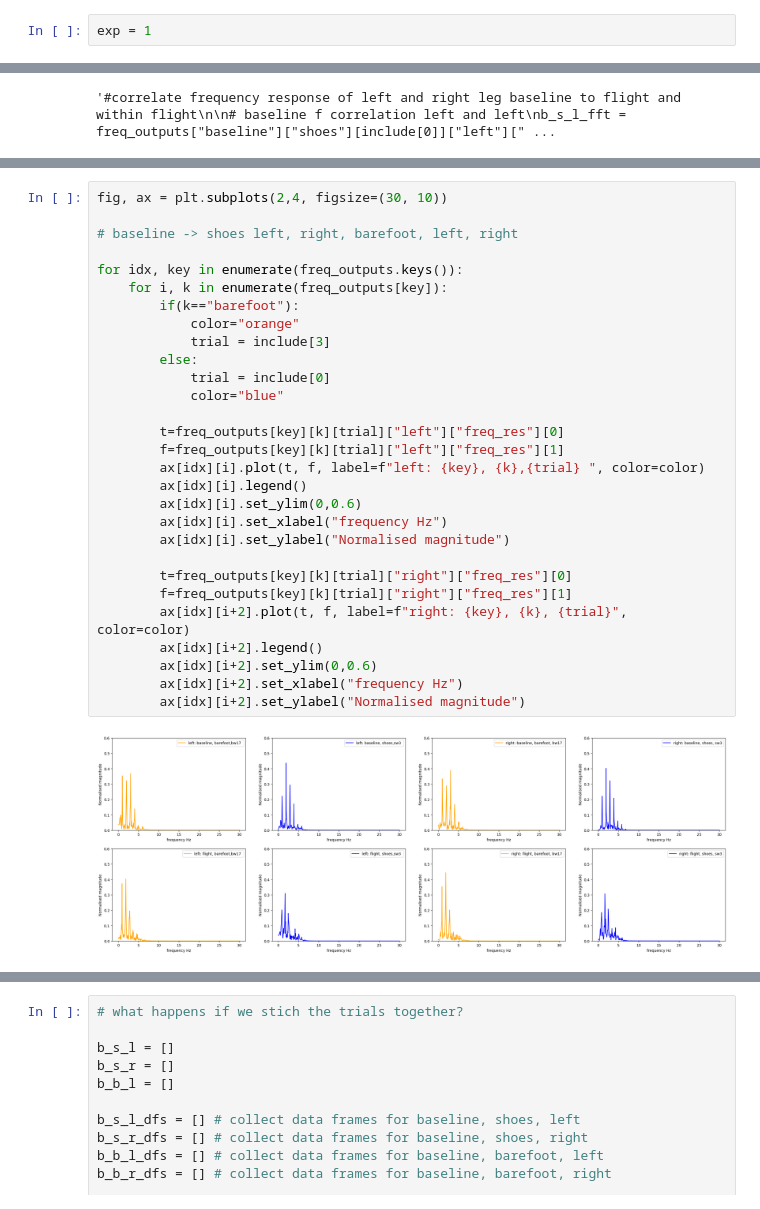
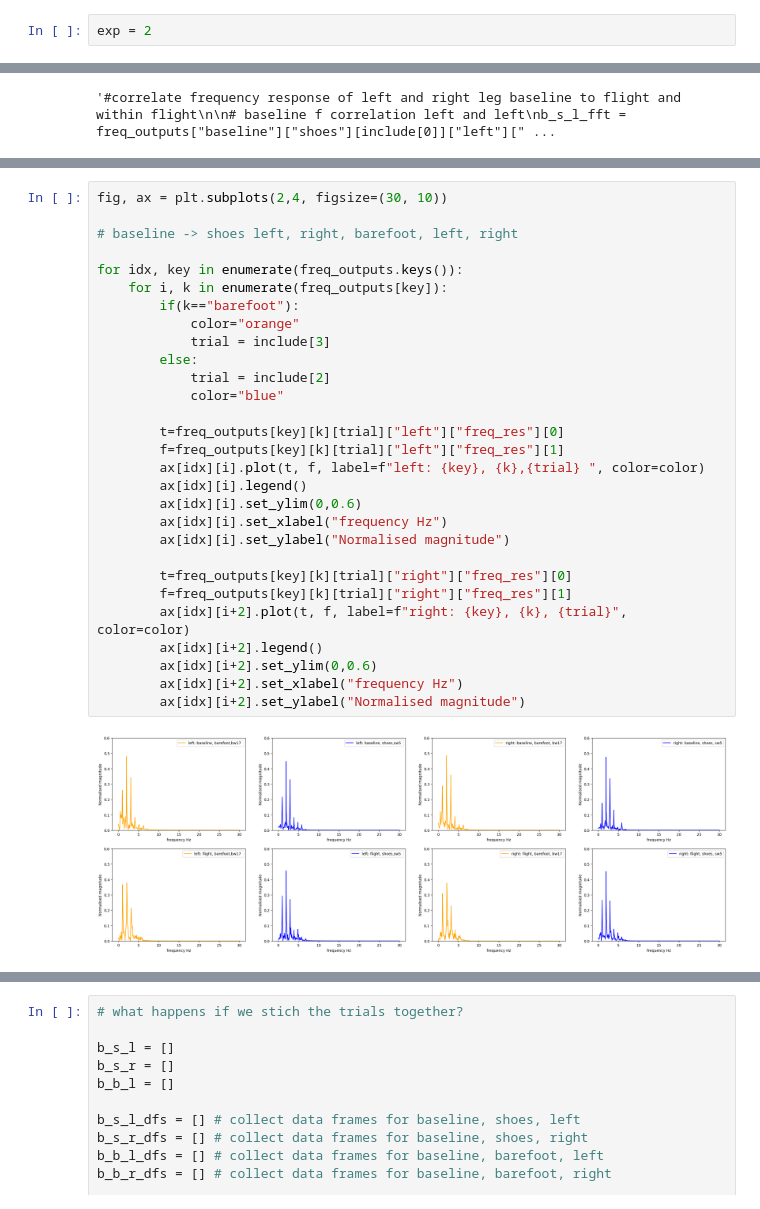
Before and after one commit to mcrooks83/ESA_85th_pbf_campaign_os, a Jupyter notebook: data_processing/1. dot walk.ipynb, the cells around one changed output, grey strips where cells are left out. Drawn from its saved outputs; the diff is of its cells as text.

```diff
--- a/data_processing/1. dot walk.ipynb
+++ b/data_processing/1. dot walk.ipynb
@@ -27,7 +27,7 @@ reading dot data files from ../data/clean/
 ['exp1', 'exp2']
 dict_keys(['baseline', 'flight'])
 # %%
-exp = 1
+exp = 2
 # %%
 # outputs
 
@@ -354,31 +449,31 @@ flight barefoot average pwr: 0.6733333333333333
 # %%
 fig, ax = plt.subplots(2,4, figsize=(30, 10))
 
 # baseline -> shoes left, right, barefoot, left, right
 
 for idx, key in enumerate(freq_outputs.keys()):
     for i, k in enumerate(freq_outputs[key]):
         if(k=="barefoot"):
             color="orange"
             trial = include[3]
         else:
-            trial = include[0]
+            trial = include[2]
             color="blue"
 
         t=freq_outputs[key][k][trial]["left"]["freq_res"][0]
         f=freq_outputs[key][k][trial]["left"]["freq_res"][1]
         ax[idx][i].plot(t, f, label=f"left: {key}, {k},{trial} ", color=color)
         ax[idx][i].legend()
         ax[idx][i].set_ylim(0,0.6)
         ax[idx][i].set_xlabel("frequency Hz")
         ax[idx][i].set_ylabel("Normalised magnitude")
 
         t=freq_outputs[key][k][trial]["right"]["freq_res"][0]
         f=freq_outputs[key][k][trial]["right"]["freq_res"][1]
         ax[idx][i+2].plot(t, f, label=f"right: {key}, {k}, {trial}", color=color)
         ax[idx][i+2].legend()
         ax[idx][i+2].set_ylim(0,0.6)
         ax[idx][i+2].set_xlabel("frequency Hz")
         ax[idx][i+2].set_ylabel("Normalised magnitude")
 # %% [output]
-[figure, old version]
+[figure, new version]
```
Also changed, not shown: parts of 8 cells of this notebook, 7 other files.
